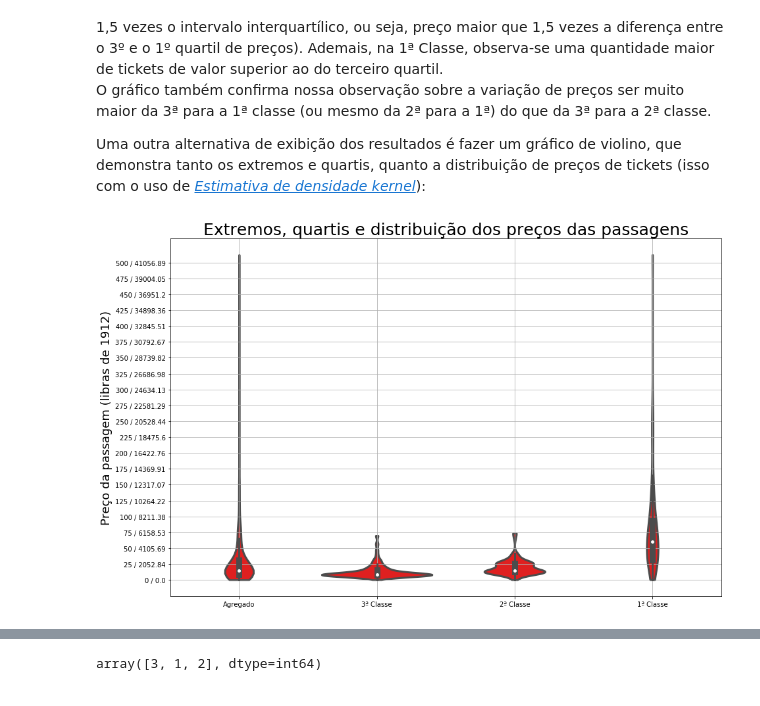
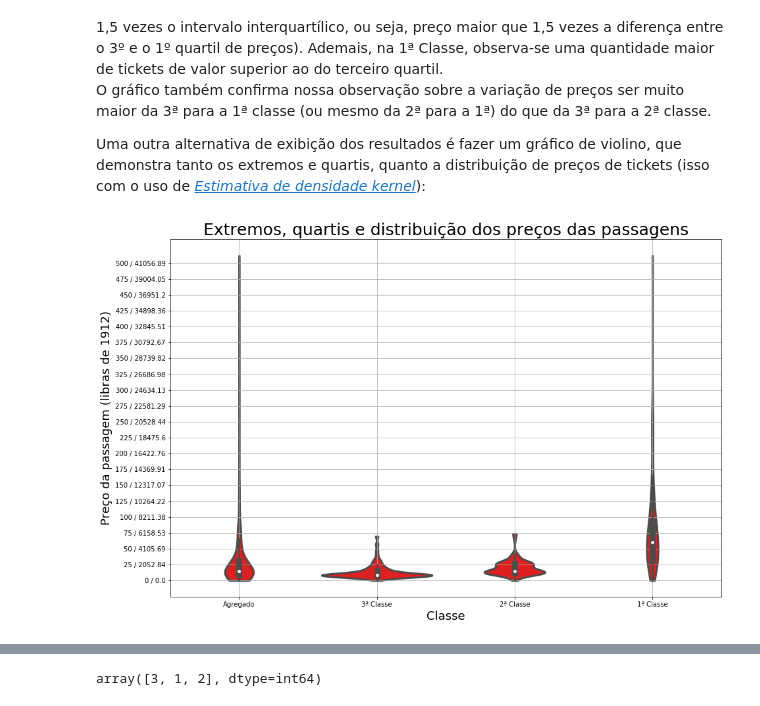
Before and after one commit to pedrohasantiago/udacity-titanic, a Jupyter notebook: analysis-report.ipynb, the cells around one changed output, grey strips where cells are left out. Saved outputs shown, nothing was run; the diff lists cells and outputs as text; code cells hidden in the pictures.

```diff
--- a/analysis-report.ipynb
+++ b/analysis-report.ipynb
@@ -733,18 +744,19 @@ Uma outra alternativa de exibição dos resultados é fazer um gráfico de violi
 # %%
 fig, ax6 = mpl.pyplot.subplots(figsize=(15, 10));
 sns.violinplot(data=total_fare_data, linewidth=3, color='r', cut=0); # Gráfico violino
 mpl.pyplot.ylabel('Preço da passagem (libras de 1912)', fontsize=18) # Nome do eixo y
+mpl.pyplot.xlabel('Classe', fontsize=18) # Nome do eixo x
 ax6.set_xticklabels(labels); # Labels do eixo x
 mpl.pyplot.title('Extremos, quartis e distribuição dos preços das passagens', fontsize=25) # Título do gráfico
 ax6.grid(); # O gráfico fica melhor de ser lido se usarmos uma grade
 ax6.set_yticks([i for i in range(0, 501, 25)]); # Os dados são melhor lidos se usarmos valores de 25 em 25
 
 # Editando as etiquetas do eixo y
 l = ax6.get_yticks().tolist();
 l = [str(i) + ' / {}'.format(np.float64(i*82.11378).round(2)) for i in l];
 ax6.set_yticklabels(l);
 # %% [output]
-[figure, old version]
+[figure, new version]
 # %% [markdown]
 O gráfico demonstra uma quantidade muito grande de tickets comprados na 3ª classe, todos concentrados em uma mesma faixa de preços. A concentração de tickets da 2ª classe em uma faixa de preço é maior do que a concentração de tickets da 1ª classe em uma mesma faixa: uma quantidade semelhante de tickets da 1ª classe foi comprada por diferentes preços.
 A largura do gráfico para a 3ª classe indica que essa foi a classe com o maior número de passageiros. Mas como se comparam a 2ª e a 1ª classe? Veremos isso de forma exata na próxima pergunta.
```
Also changed, not shown: parts of 12 cells of this notebook.
